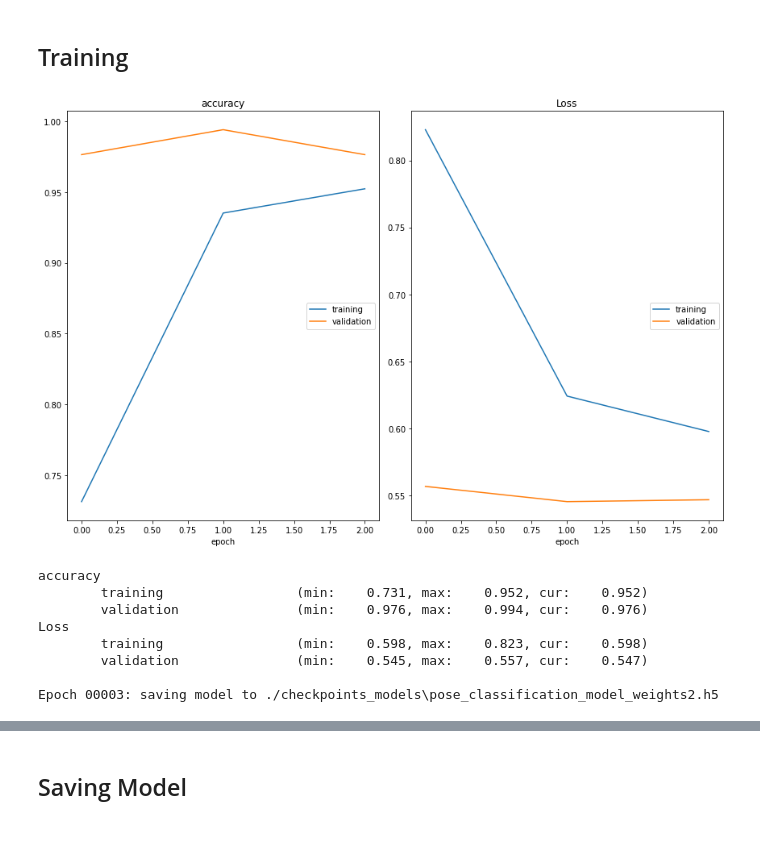
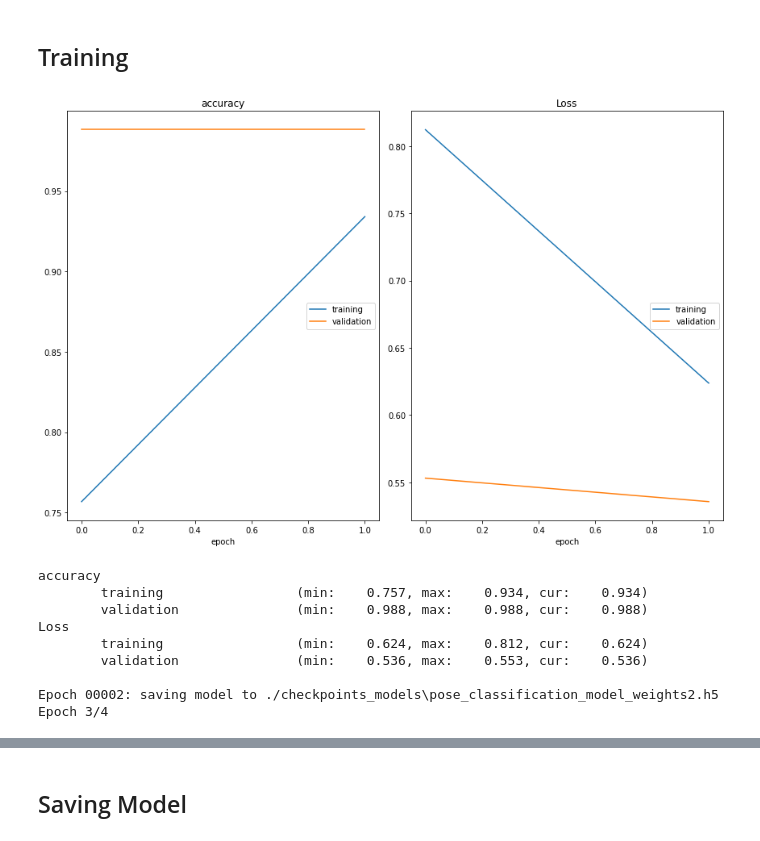
Before and after one commit to Elysian01/Exercise-And-Yoga-Tracker, a Jupyter notebook: Yoga-Pose-Classification-Using-DL.ipynb, the cells around one changed output, grey strips where cells are left out. Cells and saved outputs as stored; diff of their text form; code cells hidden in the pictures.

Commit message:
yoga set 1 model rebuild

```diff
--- a/Yoga-Pose-Classification-Using-DL.ipynb
+++ b/Yoga-Pose-Classification-Using-DL.ipynb
@@ -181,22 +181,23 @@ callbacks = [PlotLossesKerasTF(), checkpoint,reduce_lr, convolutionCallback]
 # %%
 # epoch_for_model2 = 5
 BATCH_SIZE = 16
 
 history = model.fit(train_datagen,
-                    epochs=3,
+                    epochs=4,
                     validation_data = val_datagen,
                     callbacks=callbacks
                     )
 # %% [output]
-[figure, old version]
+[figure, new version]
 accuracy
-        training                 (min:    0.731, max:    0.952, cur:    0.952)
-        validation               (min:    0.976, max:    0.994, cur:    0.976)
+        training                 (min:    0.757, max:    0.934, cur:    0.934)
+        validation               (min:    0.988, max:    0.988, cur:    0.988)
 Loss
-        training                 (min:    0.598, max:    0.823, cur:    0.598)
-        validation               (min:    0.545, max:    0.557, cur:    0.547)
+        training                 (min:    0.624, max:    0.812, cur:    0.624)
+        validation               (min:    0.536, max:    0.553, cur:    0.536)
 
-Epoch 00003: saving model to ./checkpoints_models\pose_classification_model_weights2.h5
+Epoch 00002: saving model to ./checkpoints_models\pose_classification_model_weights2.h5
+Epoch 3/4
 # %%
 plt.figure(0)
 plt.plot(history.history['loss'],'g', label="Loss")
```
Also changed, not shown: parts of 5 cells of this notebook.
